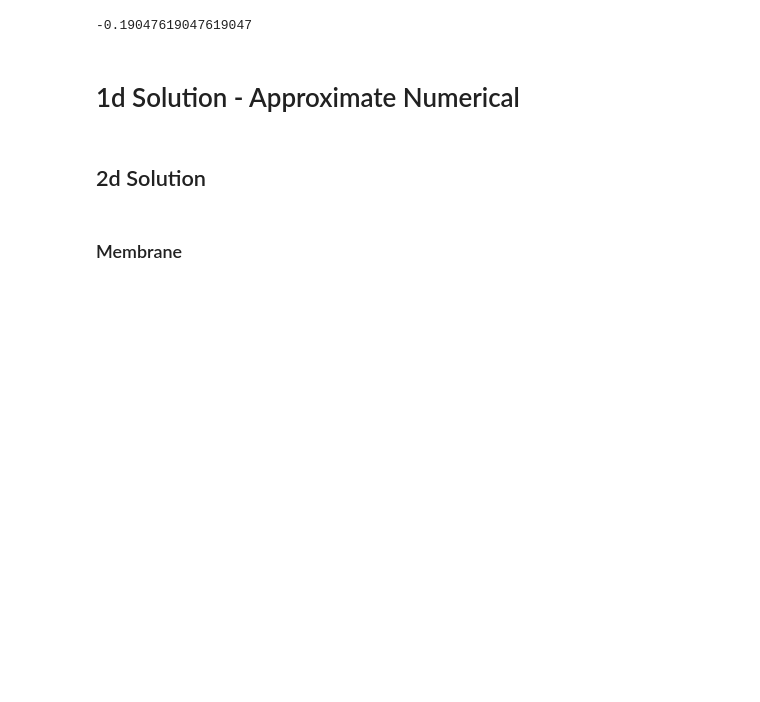
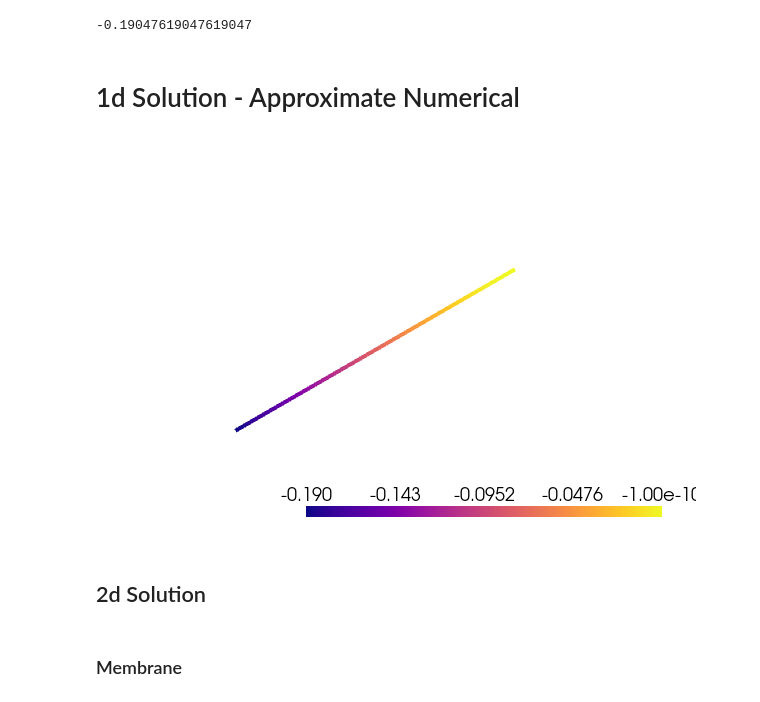
Before and after one commit to dewloosh/SigmaEpsilon, a Jupyter notebook: examples/console.ipynb, the cells around one changed output. Drawn from its saved outputs; the diff is of its cells as text; code cells hidden in the pictures; blank space fills up the shorter version.

```diff
--- a/examples/console.ipynb
+++ b/examples/console.ipynb
@@ -90,6 +90,13 @@ structure.linsolve()
 dofsol = structure.nodal_dof_solution()[:, :3]
 local_dof_solution = dofsol[-1, :3]
 sol_fem_1d_B2 = local_dof_solution[2]
+# %%
+mesh.config['pyvista', 'plot', 'scalars'] = dofsol[:, 2]
+mesh.config['pyvista', 'plot', 'line_width'] = 4
+mesh.pvplot(notebook=True, jupyter_backend='static', window_size=(600, 400),
+            config_key=('pyvista', 'plot'), cmap='plasma')
+# %% [output]
+[figure, added]
 # %% [markdown]
 ## 2d Solution
 # %% [markdown]
```
Also changed, not shown: parts of 2 cells of this notebook, 10 other files.
